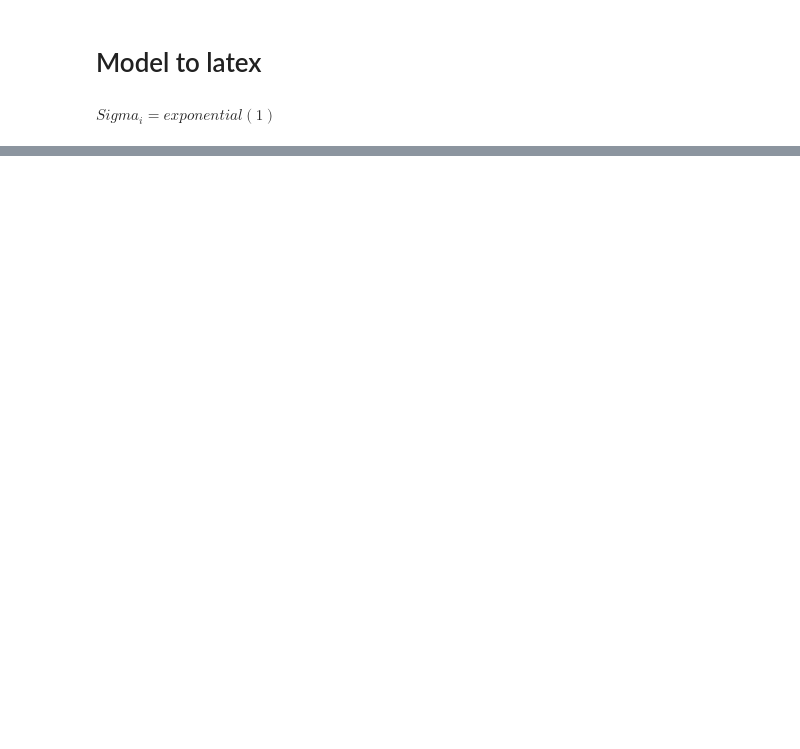
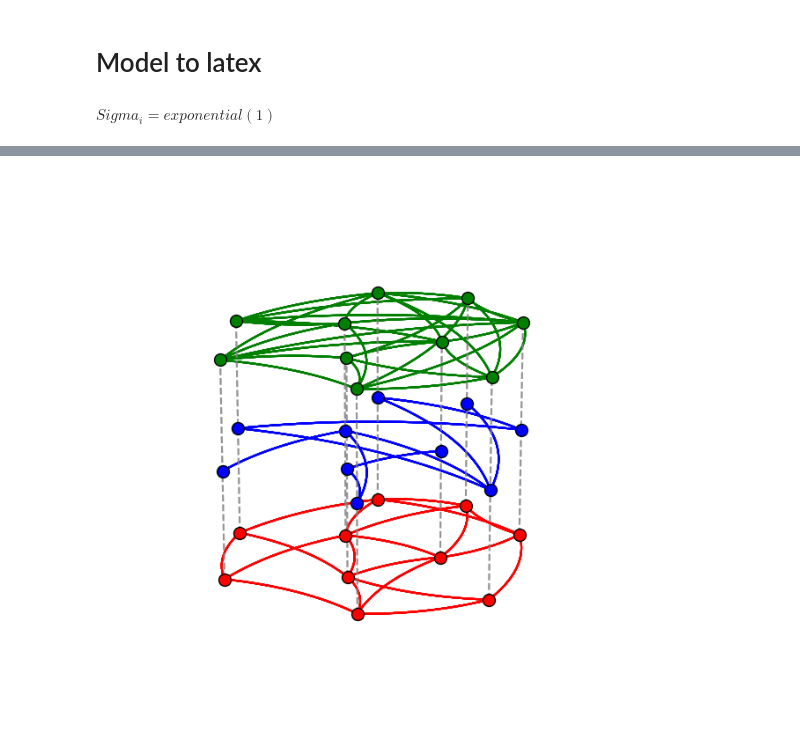
Before and after one commit to BGN-for-ASNA/BI, a Jupyter notebook: bi/honnor/honnor mode.ipynb, the cells around one changed output, grey strips where cells are left out. Cells and saved outputs as stored; diff of their text form; code cells hidden in the pictures; blank space fills up the shorter version.

```diff
--- a/bi/honnor/honnor mode.ipynb
+++ b/bi/honnor/honnor mode.ipynb
@@ -2755,8 +2531,0 @@ def model(K, ni, y, i_ID):
-# %%
-init_key, sample_key = random.split(random.PRNGKey(int(r.randint(0, 10000000))))
-init_key = jnp.array(init_key)
-
-Sigma_i = Exponential(1).sample(init_key, [ni,])
-L_i= LKJCholesky(ni, 1).sample(init_key, [])
-z_i= Normal(0, 1).sample([ni,K])
-alpha = random_centered(Sigma_i, L_i, z_i)
@@ -2861,0 +2604,85 @@ m.sampler.print_summary(0.89)
+# %%
+import networkx as nx
+import matplotlib.pyplot as plt
+from mpl_toolkits.mplot3d import Axes3D
+import numpy as np
+
+# Parameters: n = number of nodes, k = each node is connected to k nearest neighbors in ring topology, p = rewiring probability
+n = 10  # Number of nodes
+k1, k2, k3 = 4, 3, 6  # Each node is connected to different neighbors in different layers
+p1, p2, p3 = 0.3, 0.6, 0.2  # Rewiring probabilities
+
+# Generate Watts-Strogatz graphs for each layer
+G1 = nx.watts_strogatz_graph(n, k1, p1)
+G2 = nx.watts_strogatz_graph(n, k2, p2)
+G3 = nx.watts_strogatz_graph(n, k3, p3)
+
+
+# Function to plot a quadratic Bezier curve (slight curve)
+def plot_curve(ax, p0, p1, p2, z_layer, color):
+    t_vals = np.linspace(0, 1, 100)  # Parameter t values for interpolation
+    curve_x = (1 - t_vals) ** 2 * p0[0] + 2 * (1 - t_vals) * t_vals * p1[0] + t_vals ** 2 * p2[0]
+    curve_y = (1 - t_vals) ** 2 * p0[1] + 2 * (1 - t_vals) * t_vals * p1[1] + t_vals ** 2 * p2[1]
+    curve_z = np.full_like(curve_x, z_layer)  # Keep z constant
+    ax.plot(curve_x, curve_y, curve_z, color=color, alpha=0.8)
+
+# Function to compute a control point between two points to create curvature
+def control_point(p1, p2, curvature=0.1):
+    midpoint = (p1 + p2) / 2
+    # Add an offset to create a control point above/below the line (in x-y plane)
+    offset = np.array([-(p2[1] - p1[1]), p2[0] - p1[0]]) * curvature
+    return midpoint + offset
+
+def plot_graph(G, pos, color='blue', size = 100,  edgecolor = 'k', alpha=1, curvature=0.1, z = 0, ax = ax, nodes_color = None, nodes_shape = None):
+    if nodes_color is None:
+        nodes_color = [color] * len(G.nodes())
+    if nodes_shape is None:
+        nodes_shape = ['o'] * len(G.nodes())
+
+    # Plot Layer 1 (Blue) with curved edges
+    i = 0
+    for node in G.nodes():
+        x, y = pos[node]
+        ax.scatter(x, y, z, color=nodes_color[i], marker = nodes_shape[i], s=size, edgecolor=edgecolor, alpha=alpha)
+        i += 1
+
+        for edge in G.edges():
+            x1, y1 = pos[edge[0]]
+            x2, y2 = pos[edge[1]]
+            p1 = np.array([x1, y1])
+            p2 = np.array([x2, y2])
+            control = control_point(p1, p2, curvature)  # Compute control point for curvature
+            plot_curve(ax, p1, control, p2, z, color)  # Draw curved edge
+
+def inter_layer_links(G, pos, z_axis,   color = 'gray', alpha = 0.6, ax = ax):
+    # Optional: Draw inter-layer connections (straight, no curve)
+    for node in G[0].nodes():
+        x, y = pos[node]
+        ax.plot([x] * len(G), [y]*len(G), z_axis, color=color, linestyle='--', alpha=alpha)
+        ax.plot([x] * len(G), [y]*len(G), z_axis, color=color, linestyle='--', alpha=alpha)
+
+G = [G1, G2, G3]
+layout = nx.spring_layout(G1, dim=2)
+layers_z_axis = [0,2,4]
+layers_colors = ['red', 'blue', 'green']
+nodes_color = ['yellow', 'yellow',  'yellow', 'yellow', 'orange', 'orange', 'orange', 'orange', 'orange', 'orange']
+nodes_shape = ['o', 'o', 'o', 'o', '^', '^', '^', '^', '^', '^']
+def plot_multiplex(G, layout, layers_z_axis, layers_colors, nodes_color = None,  nodes_shape = None, intralayer_links_curvature = 0.3):
+    fig = plt.figure(figsize=(8, 8))
+    ax = fig.add_subplot(111, projection='3d')
+    for i in range(0, len(G)):
+        plot_graph(G[i], layout, layers_colors[i], curvature= intralayer_links_curvature, z = layers_z_axis[i], nodes_color = nodes_color, nodes_shape = nodes_shape, ax = ax)
+
+    inter_layer_links(G, layout, layers_z_axis, ax = ax)
+    # Remove background, axis, and grid
+    ax.set_axis_off()  # Turn off the axes
+    ax.grid(False)  # Turn off the grid
+
+    # Set viewing angle and plot
+    ax.view_init(elev=20., azim=-60)  # Adjust view angle if needed
+    plt.show()
+
+plot_multiplex(G, layout, layers_z_axis, layers_colors, intralayer_links_curvature = 0.15)
+plot_multiplex(G, layout, layers_z_axis, layers_colors, nodes_color,nodes_shape, intralayer_links_curvature = 0.15)
+# %% [output]
+[figure, added]
```
Also changed, not shown: parts of 130 cells of this notebook, 10 other files.
